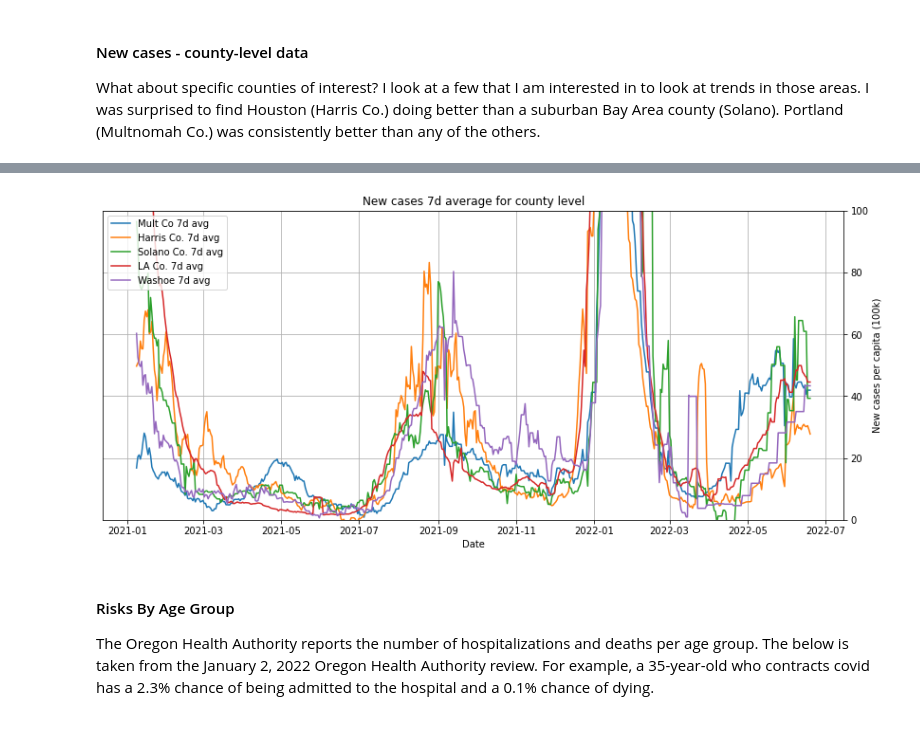
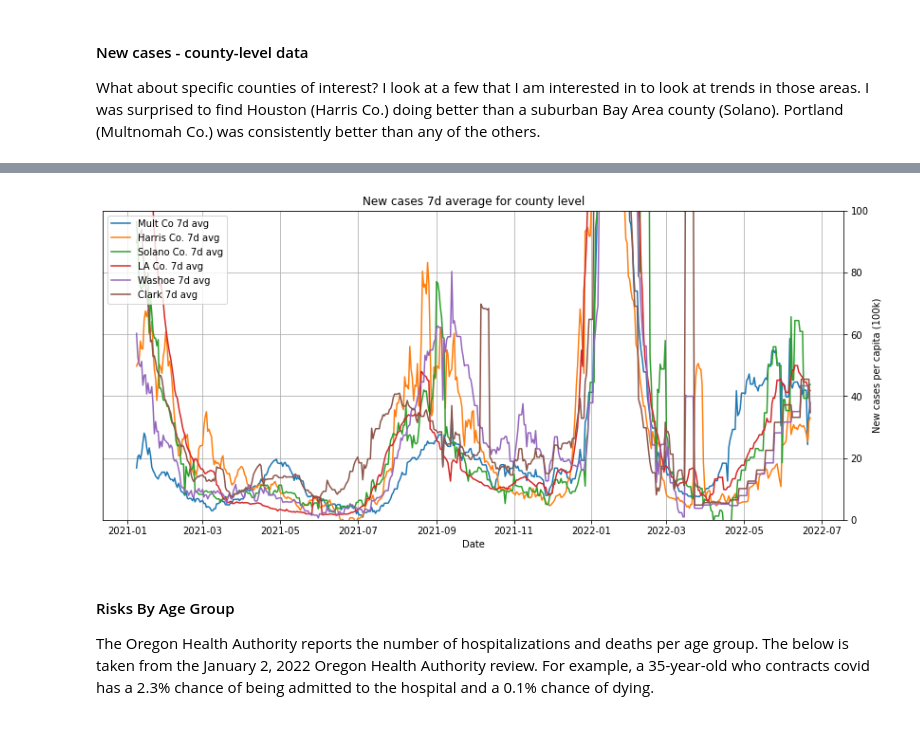
Before and after one commit to nb137/Covid-Data-Analysis, a Jupyter notebook: Covid_Data_Plots.ipynb, the cells around one changed output, grey strips where cells are left out. Cells and saved outputs as stored; diff of their text form; code cells hidden in the pictures.

```diff
--- a/Covid_Data_Plots.ipynb
+++ b/Covid_Data_Plots.ipynb
@@ -66,6 +66,7 @@ sol_pop = 447643
 la_pop = 10.04e6
 mi_pop = 2.717e6
 wa_pop = 4.715e5
+clk_pop = 2.23e6
 
 mult = df[df['county']=="Multnomah"]
 mult.index = mult.date
@@ -91,6 +92,10 @@ wa = df[df['county']=="Washoe"]
 wa.index = wa.date
 wa['new_cases'] = wa['cases'].diff()
 wa['smooth'] = wa['new_cases'].rolling(7).mean()
+clk = df[(df['county']=="Clark") & (df['state']=="Nevada")]
+clk.index = clk.date
+clk['new_cases'] = clk['cases'].diff()
+clk['smooth'] = clk['new_cases'].rolling(7).mean()
 
 # Cases per capita on one plot
 plt.figure(figsize=(14,6))
@@ -100,6 +105,7 @@ plt.plot(sol.index, sol.smooth*1e5/sol_pop, label='Solano Co. 7d avg')
 plt.plot(la.index, la.smooth*1e5/la_pop, label='LA Co. 7d avg')
 #plt.plot(mi.index, mi.smooth*1e5/mi_pop, label='Miami 7d avg')
 plt.plot(wa.index, wa.smooth*1e5/wa_pop, label='Washoe 7d avg')
+plt.plot(clk.index, clk.smooth*1e5/clk_pop, label='Clark 7d avg')
 
 plt.xlabel('Date')
 plt.ylabel('New cases per capita (100k)')
@@ -120,4 +126,4 @@ Latest Data:            2022-06-19
-[figure, old version]
+[figure, new version]
 # %% [markdown]
 #### Risks By Age Group
 The Oregon Health Authority reports the number of hospitalizations and deaths per age group. The below is taken from the January 2, 2022 Oregon Health Authority review. For example, a 35-year-old who contracts covid has a 2.3% chance of being admitted to the hospital and a 0.1% chance of dying.<br><br>
```
Also changed, not shown: parts of 7 cells of this notebook, 1 other file.
